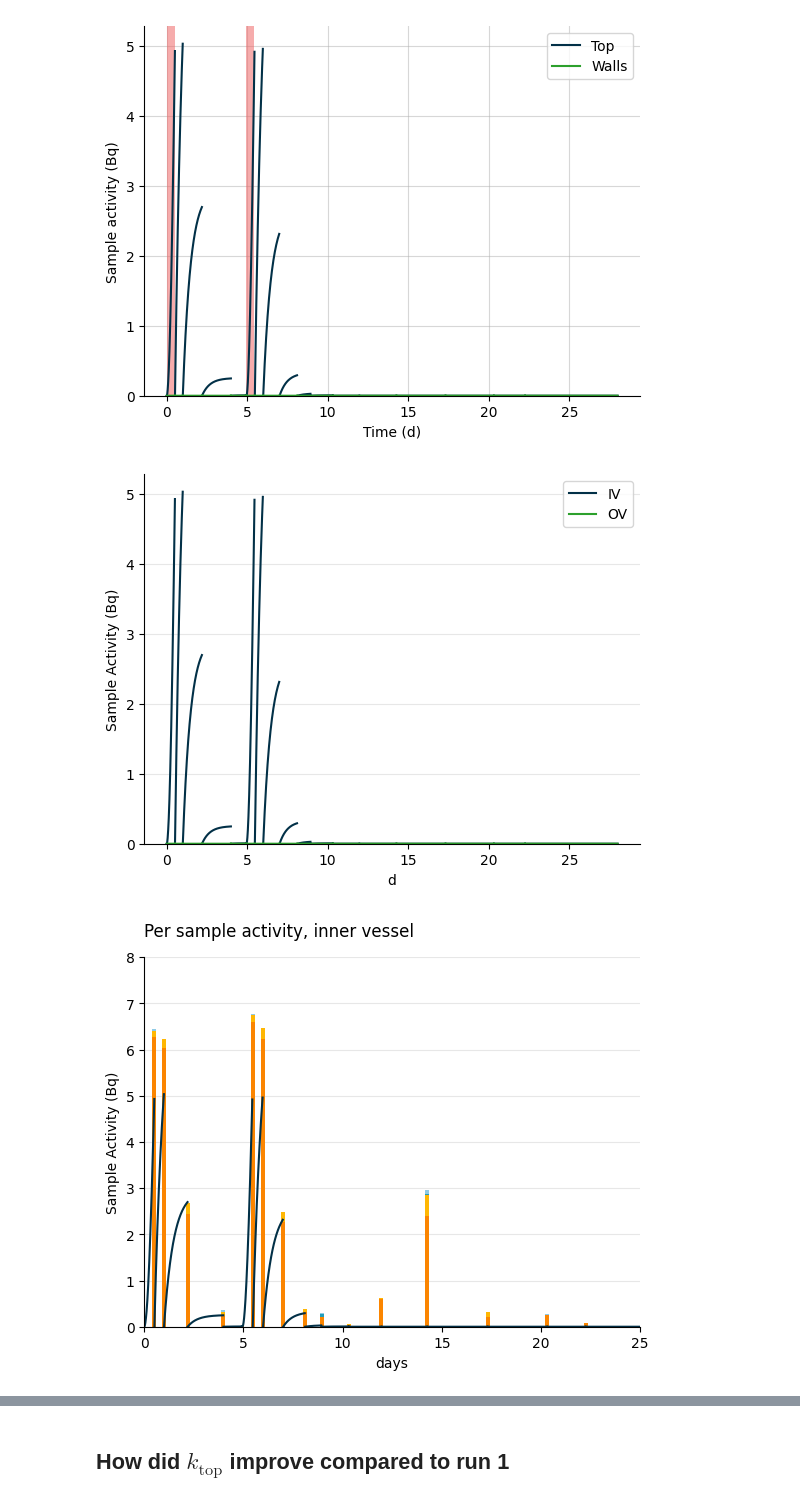
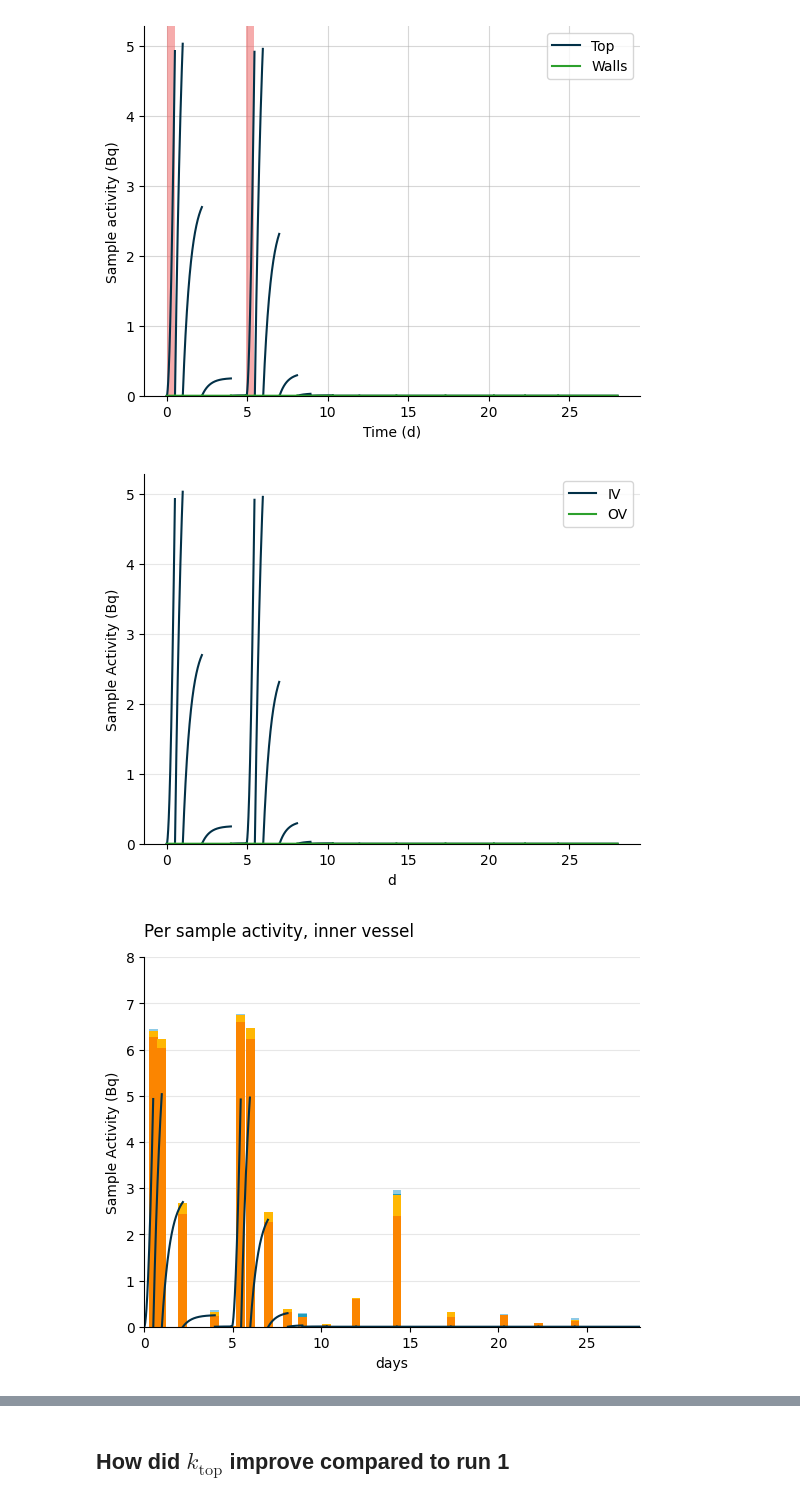
Before and after one commit to veliki-filozof/baby-1L-run-4, a Jupyter notebook: analysis/tritium/tritium_model.ipynb, the cells around one changed output, grey strips where cells are left out. Drawn from its saved outputs; the diff is of its cells as text; code cells hidden in the pictures.

```diff
--- a/analysis/tritium/tritium_model.ipynb
+++ b/analysis/tritium/tritium_model.ipynb
@@ -288,12 +287,12 @@ plt.ylabel("Sample Activity (Bq)")
 plt.legend()
 
 plt.figure()
-plot_bars(IV_stream, index=[time.to(ureg.day) for time in replacement_times_top], bar_width = 0.2)
+plot_bars(IV_stream, index=[time.to(ureg.day) for time in replacement_times_top], bar_width = 0.5)
 plot_sample_activity_top(baby_model, replacement_times=replacement_times_top, color="#023047", label="Model")
 
 plt.grid(True, axis="y", alpha=0.3)
 plt.ylim(bottom=0 * ureg.Bq)
-plt.xlim(0, 25)
+plt.xlim(0, 28)
 plt.ylim(top=8)
 plt.ylabel("Sample Activity (Bq)")
 plt.xlabel("days")
@@ -308,43 +307,43 @@ plt.title("Per sample activity, inner vessel", loc="left", pad=15)
 #    ha="center",
 #    va="bottom",
 #    color="k",
 #)
 
 plt.figure()
-plot_bars(OV_stream, index=[time.to(ureg.day) for time in replacement_times_walls], bar_width = 0.2)
+plot_bars(OV_stream, index=[time.to(ureg.day) for time in replacement_times_walls], bar_width = 0.5)
 plot_sample_activity_wall(baby_model, replacement_times=replacement_times_walls, color="tab:green", label="Model")
 
 plt.grid(True, axis="y", alpha=0.3)
 # plt.ylim(bottom=0 * ureg.Bq)
-plt.xlim(0, 25)
+plt.xlim(0, 28)
 plt.ylabel("Sample Activity (Bq)")
 plt.xlabel("days")
 plt.title("Per sample activity, outer vessel", loc="left", pad=15)
 
 MDA = 0.071  # Calculated by hand for demo, TODO create code to calculate automatically
 
-#plt.axvline(x=gas_switch_deltatime, color="k", linestyle="--")
-#plt.annotate(
-#    f"Switch to H2 in He",
-#    (gas_switch_deltatime, 0.42),
-#    xytext=(-60, 40),
-#    textcoords="offset points",
-#    ha="center",
-#    va="bottom",
-#    color="k",
-#)
+plt.axvline(x=gas_switch_deltatime, color="k", linestyle="--")
+plt.annotate(
+    f"Switch to 3.5% H2",
+    (gas_switch_deltatime, 0.42),
+    xytext=(-60, 40),
+    textcoords="offset points",
+    ha="center",
+    va="bottom",
+    color="k",
+)
 plt.axhline(y=MDA, color = "red", linestyle = "-.")
 plt.annotate(
     f"MDA per vial",
     (3, 0.5),
     xytext=(0, 0),
     textcoords="offset points",
     ha="center",
     va="bottom",
     color="red",
 )
 
 plt.show()
 # %% [output]
 [figure]
-[figure, old version]
+[figure, new version]
```
Also changed, not shown: parts of 5 cells of this notebook.
